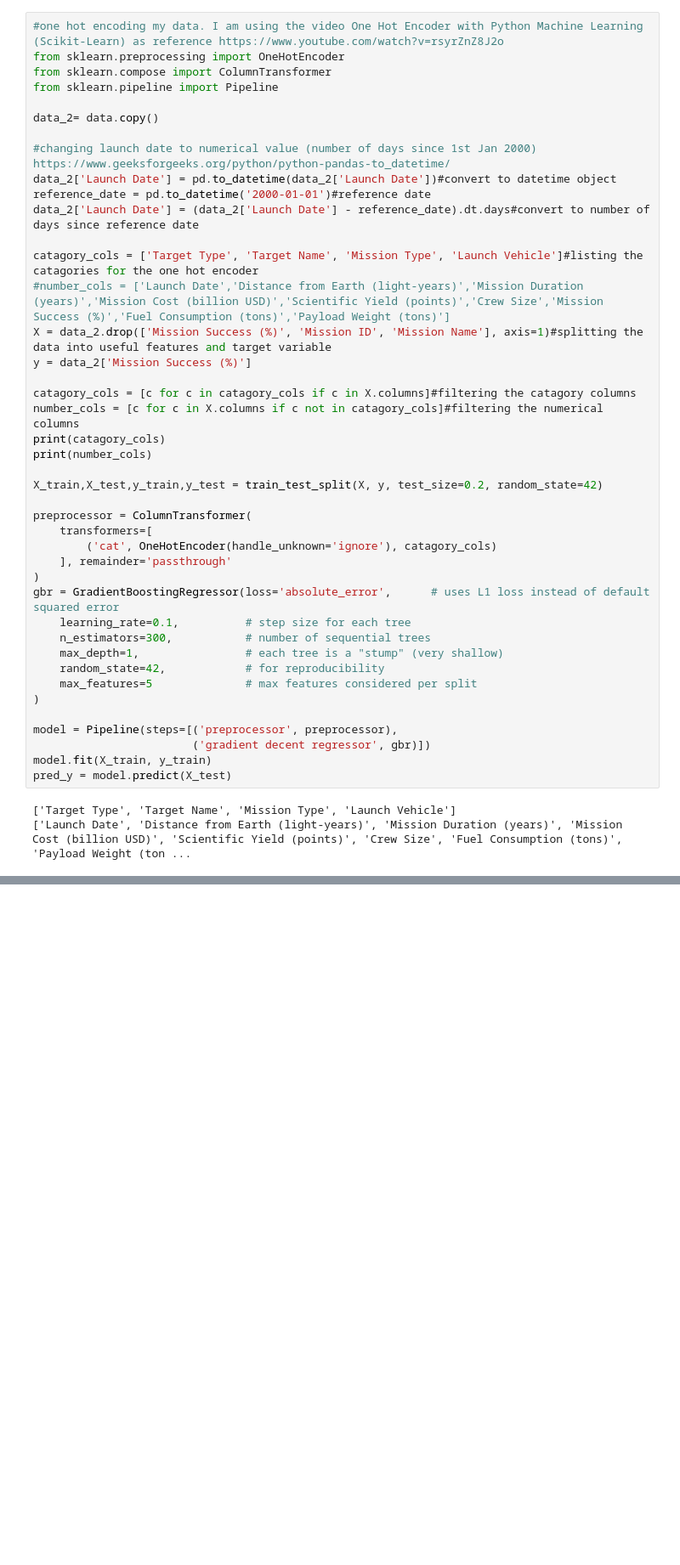
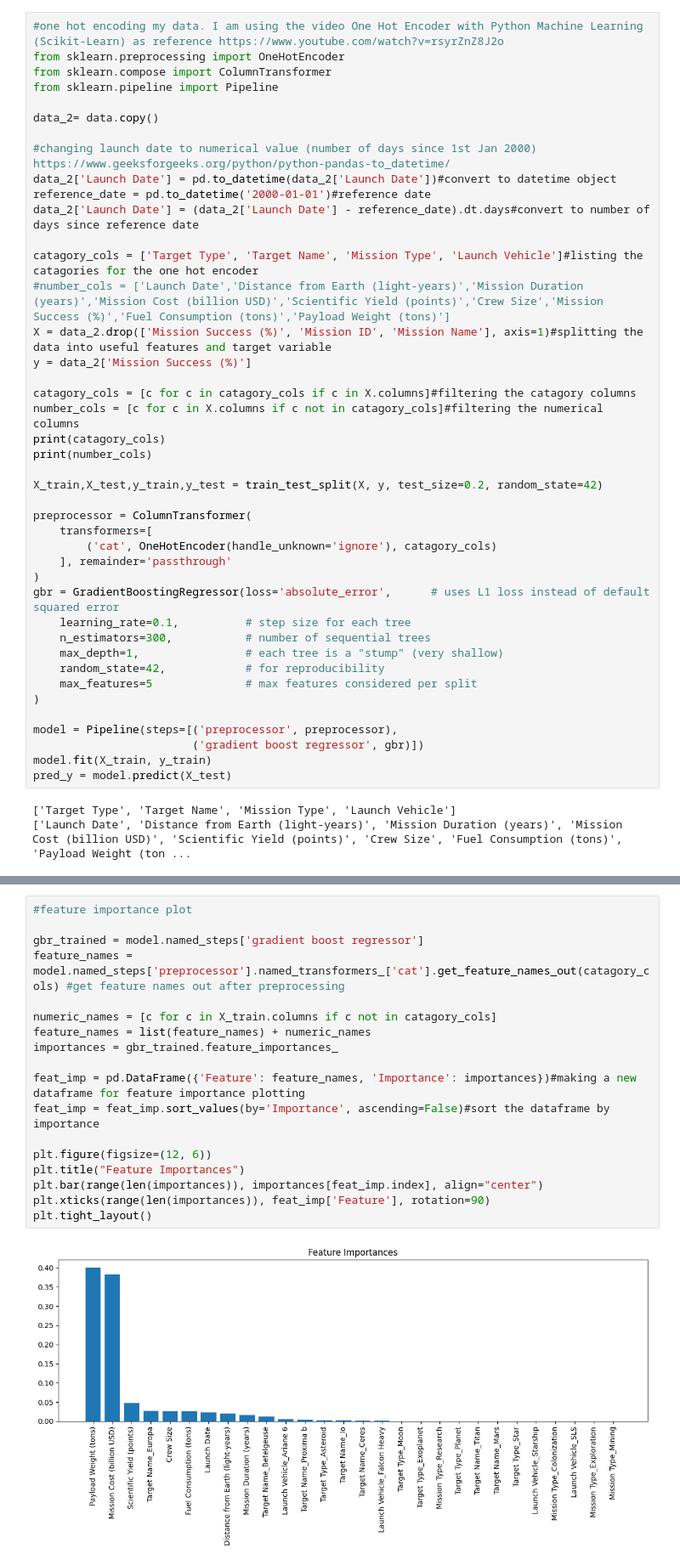
Before and after one commit to up2107120/up2107120-ACT-CW2-repo, a Jupyter notebook: ACT_CW_space-missions.ipynb, the cells around one changed output, grey strips where cells are left out. Shown at 85% size. Saved outputs shown, nothing was run; the diff lists cells and outputs as text; blank space fills up the shorter version.

Commit message:
Feature importance and model evaluation

```diff
--- a/ACT_CW_space-missions.ipynb
+++ b/ACT_CW_space-missions.ipynb
@@ -165,7 +165,7 @@ gbr = GradientBoostingRegressor(loss='absolute_error',      # uses L1 loss inste
 )
 
 model = Pipeline(steps=[('preprocessor', preprocessor),
-                        ('gradient decent regressor', gbr)])
+                        ('gradient boost regressor', gbr)])
 model.fit(X_train, y_train)
 pred_y = model.predict(X_test)
 # %% [output]
@@ -191,3 +193,23 @@ NameError: name 'y_test' is not defined
+# %%
+#feature importance plot
+
+gbr_trained = model.named_steps['gradient boost regressor']
+feature_names = model.named_steps['preprocessor'].named_transformers_['cat'].get_feature_names_out(catagory_cols) #get feature names out after preprocessing
+
+numeric_names = [c for c in X_train.columns if c not in catagory_cols]
+feature_names = list(feature_names) + numeric_names
+importances = gbr_trained.feature_importances_
+
+feat_imp = pd.DataFrame({'Feature': feature_names, 'Importance': importances})#making a new dataframe for feature importance plotting
+feat_imp = feat_imp.sort_values(by='Importance', ascending=False)#sort the dataframe by importance
+
+plt.figure(figsize=(12, 6))
+plt.title("Feature Importances")
+plt.bar(range(len(importances)), importances[feat_imp.index], align="center")
+plt.xticks(range(len(importances)), feat_imp['Feature'], rotation=90)
+plt.tight_layout()
+# %% [output]
+[figure, added]
 # %%
 plt.scatter(data_aug['Launch Date'], data_aug['Mission Cost (billion USD)'],c = np.linspace(0, 1, len(data_aug)), cmap='viridis')
 # %% [output]
```
Also changed, not shown: parts of 3 cells of this notebook.
